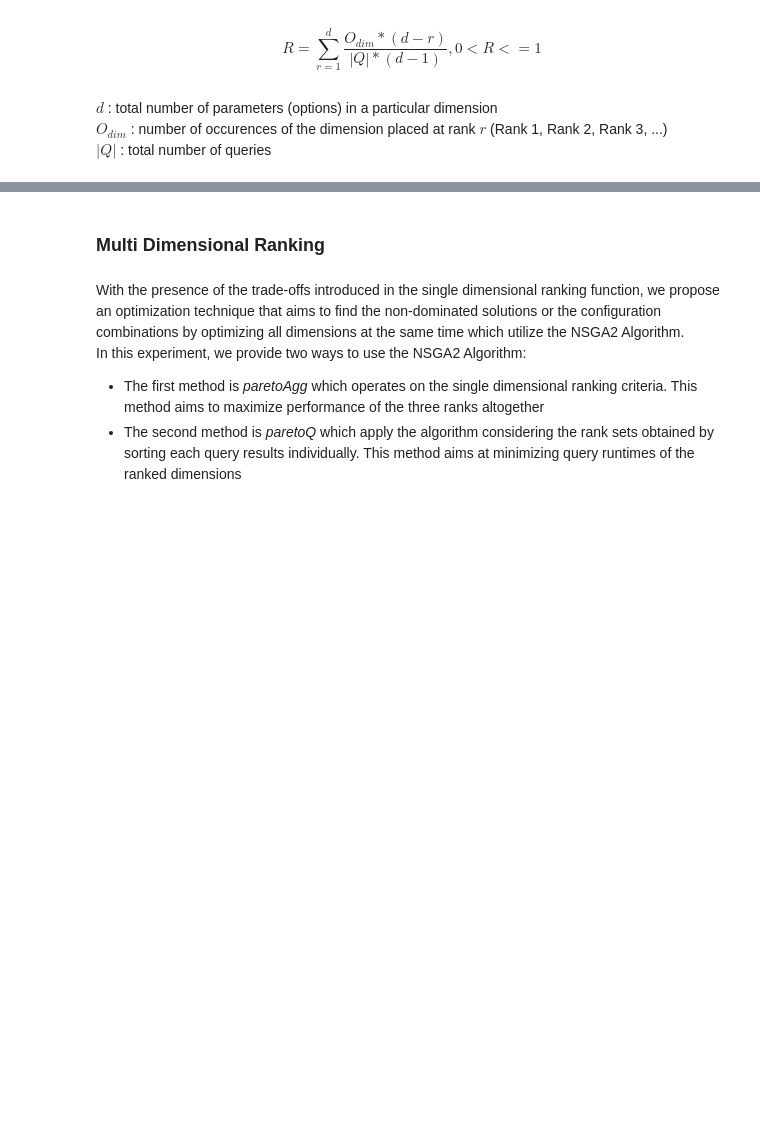
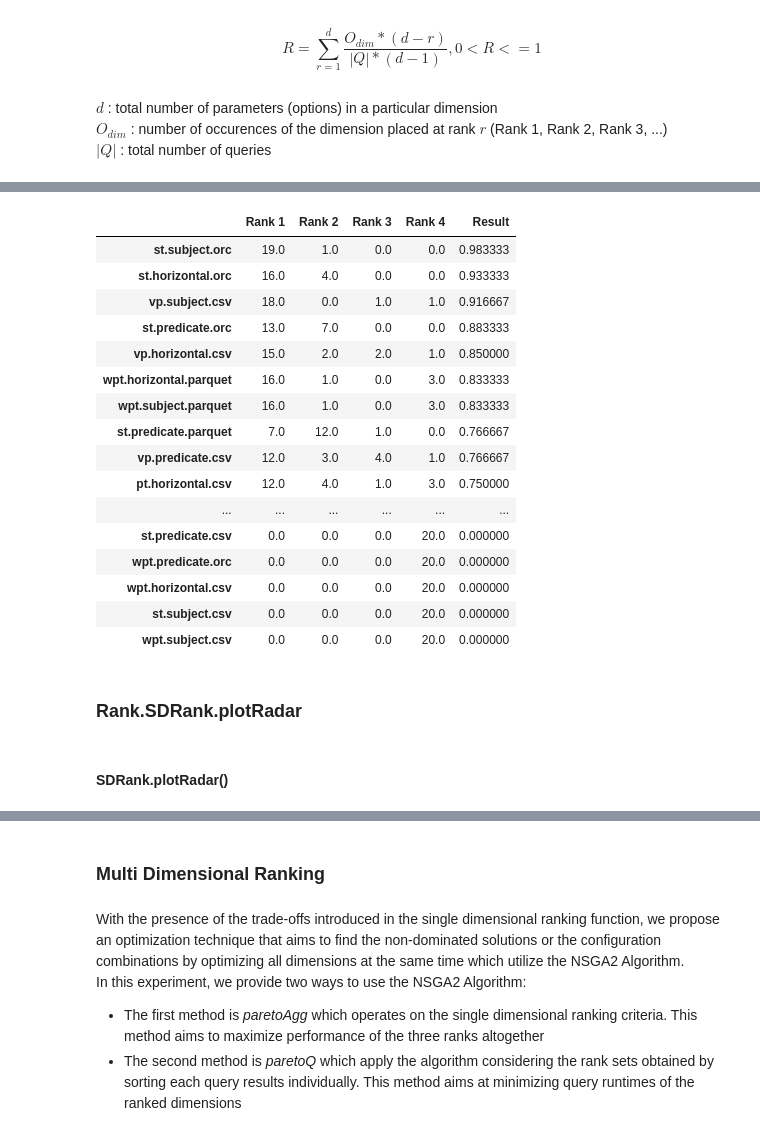
Before and after one commit to DataSystemsGroupUT/PAPyA, a Jupyter notebook: UI Module_Development/BenchRanker.ipynb, the cells around one changed output, grey strips where cells are left out. Saved outputs shown, nothing was run; the diff lists cells and outputs as text; code cells hidden in the pictures; blank space fills up the shorter version.

```diff
--- a/UI Module_Development/BenchRanker.ipynb
+++ b/UI Module_Development/BenchRanker.ipynb
@@ -10 +14,4 @@ logs = "log" # logs file location
+# %%
+config_watdiv = "settings_watdiv.yaml" # config file location
+logs_watdiv = "log_watdiv" # logs file location
 # %% [markdown]
@@ -51,7 +73,13 @@ $|Q|$       : total number of queries
 # %%
 # this class takes single dimension and dataset sizes as parameters that user specified inside their log files
-from PAPyA.Rank import SDRank
+from Rank import SDRank
 
-schemaSDRank = SDRank(config, logs, '100M', 'schemas')
-partitionSDRank = SDRank(config, logs, '100M', 'partition')
-storageSDRank = SDRank(config, logs, '100M', 'storage')
+schemaSDRank_100M = SDRank(config_watdiv, logs_watdiv, '100M', 'schemas')
+schemaSDRank_250M = SDRank(config_watdiv, logs_watdiv, '250M', 'schemas')
+schemaSDRank_500M = SDRank(config_watdiv, logs_watdiv, '500M', 'schemas')
+partitionSDRank_100M = SDRank(config_watdiv, logs_watdiv, '100M', 'partition')
+partitionSDRank_250M = SDRank(config_watdiv, logs_watdiv, '250M', 'partition')
+partitionSDRank_500M = SDRank(config_watdiv, logs_watdiv, '500M', 'partition')
+storageSDRank_100M = SDRank(config_watdiv, logs_watdiv, '100M', 'storage')
+storageSDRank_250M = SDRank(config_watdiv, logs_watdiv, '250M', 'storage')
+storageSDRank_500M = SDRank(config_watdiv, logs_watdiv, '500M', 'storage')
@@ -69,0 +97,21 @@ partitionSDRank.calculateRank()
+# %%
+# single dimension ranking by storage without excluding queries
+storageSDRank_100M.calculateRank()
+# %% [output]
+|  | Rank 1 | Rank 2 | Rank 3 | Rank 4 | Result |
+| st.subject.orc | 19.0 | 1.0 | 0.0 | 0.0 | 0.983333 |
+| st.horizontal.orc | 16.0 | 4.0 | 0.0 | 0.0 | 0.933333 |
+| vp.subject.csv | 18.0 | 0.0 | 1.0 | 1.0 | 0.916667 |
+| st.predicate.orc | 13.0 | 7.0 | 0.0 | 0.0 | 0.883333 |
+| vp.horizontal.csv | 15.0 | 2.0 | 2.0 | 1.0 | 0.850000 |
+| wpt.horizontal.parquet | 16.0 | 1.0 | 0.0 | 3.0 | 0.833333 |
+| wpt.subject.parquet | 16.0 | 1.0 | 0.0 | 3.0 | 0.833333 |
+| st.predicate.parquet | 7.0 | 12.0 | 1.0 | 0.0 | 0.766667 |
+| vp.predicate.csv | 12.0 | 3.0 | 4.0 | 1.0 | 0.766667 |
+| pt.horizontal.csv | 12.0 | 4.0 | 1.0 | 3.0 | 0.750000 |
+| ... | ... | ... | ... | ... | ... |
+| st.predicate.csv | 0.0 | 0.0 | 0.0 | 20.0 | 0.000000 |
+| wpt.predicate.orc | 0.0 | 0.0 | 0.0 | 20.0 | 0.000000 |
+| wpt.horizontal.csv | 0.0 | 0.0 | 0.0 | 20.0 | 0.000000 |
+| st.subject.csv | 0.0 | 0.0 | 0.0 | 20.0 | 0.000000 |
+| wpt.subject.csv | 0.0 | 0.0 | 0.0 | 20.0 | 0.000000 |
@@ -70 +128,5 @@ partitionSDRank.calculateRank()
+# %% [markdown]
+### Rank.SDRank.plotRadar
+# %% [markdown]
+#### SDRank.<b>plotRadar</b>()
 # %% [markdown]
```
Also changed, not shown: parts of 82 cells of this notebook, 7 other files.
